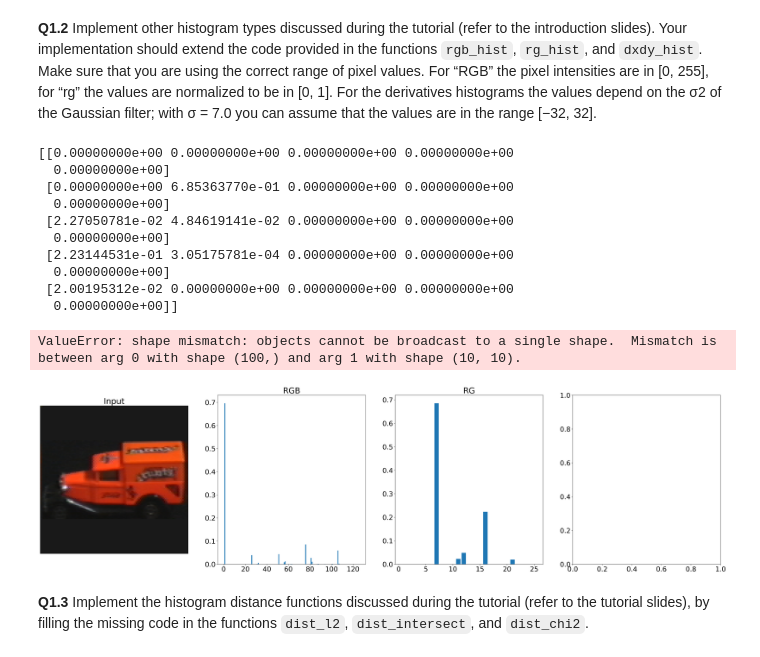
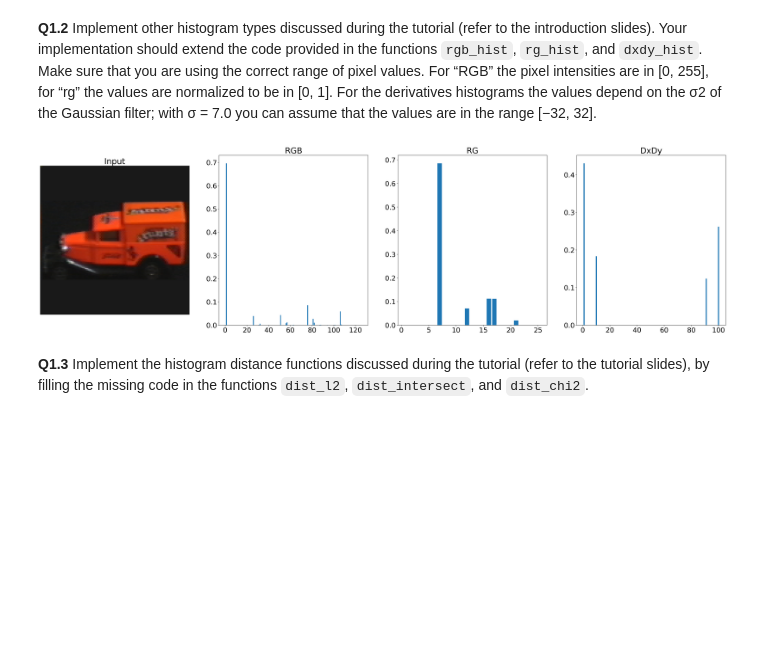
Before and after one commit to dhimitriosduka1/hlcv, a Jupyter notebook: Assignment_1/exercise-1-Part1.ipynb, the cells around one changed output. Cells and saved outputs as stored; diff of their text form; code cells hidden in the pictures; blank space fills up the shorter version.

```diff
--- a/Assignment_1/exercise-1-Part1.ipynb
+++ b/Assignment_1/exercise-1-Part1.ipynb
@@ -278,7 +278,7 @@ def rg_hist(img_color, num_bins):
             g = img_color[i, j, 1]
             b = img_color[i, j, 2]
             r_rg = r / (r + g + b)
-            g_rg = b / (r + g + b)
+            g_rg = g / (r + g + b)
 
             r_idx = int(r_rg // bin_lenth)
             g_idx = int(g_rg // bin_lenth)
@@ -320,45 +320,34 @@ def dxdy_hist(img_gray, num_bins):
 
     hists = hists.flatten()
     hists = hists / np.sum(hists)
 
     return hists
 
 ### The following code is used for evaluation.
 plt.rcParams.update({'font.size': 22})
 fig, axes = plt.subplots(1, 4, figsize=(40, 10), dpi=200)
 axes[0].imshow(img_color)
 axes[0].set_xticks([]); axes[0].set_yticks([])
 axes[0].set_title('Input')
 
 num_bins_color = 5
 hist_rgb1 = rgb_hist(img_color.astype('double'), num_bins_color)
 axes[1].bar(np.array(range(1, hist_rgb1.size+1)), hist_rgb1)
 axes[1].set_title('RGB')
 
 num_bins_rg = 5
 hist_rg = rg_hist(img_color.astype('double'), num_bins_rg)
 axes[2].bar(np.array(range(1, hist_rg.size+1)), hist_rg)
 axes[2].set_title('RG')
 
 num_bins_dxdy = 10
 hist_dxdy = dxdy_hist(img_gray.astype('double'), num_bins_dxdy)
 axes[3].bar(np.array(range(1, hist_dxdy.size+1)), hist_dxdy)
 axes[3].set_title('DxDy')
 
 plt.show()
 # %% [output]
-[[0.00000000e+00 0.00000000e+00 0.00000000e+00 0.00000000e+00
-  0.00000000e+00]
- [0.00000000e+00 6.85363770e-01 0.00000000e+00 0.00000000e+00
-  0.00000000e+00]
- [2.27050781e-02 4.84619141e-02 0.00000000e+00 0.00000000e+00
-  0.00000000e+00]
- [2.23144531e-01 3.05175781e-04 0.00000000e+00 0.00000000e+00
-  0.00000000e+00]
- [2.00195312e-02 0.00000000e+00 0.00000000e+00 0.00000000e+00
-  0.00000000e+00]]
-ValueError: shape mismatch: objects cannot be broadcast to a single shape.  Mismatch is between arg 0 with shape (100,) and arg 1 with shape (10, 10).
-[figure, old version]
+[figure, new version]
 # %% [markdown]
 **Q1.3** Implement the histogram distance functions discussed during the tutorial (refer to the tutorial slides), by filling the missing code in the functions `dist_l2`, `dist_intersect`, and `dist_chi2`.
 # %%
```
